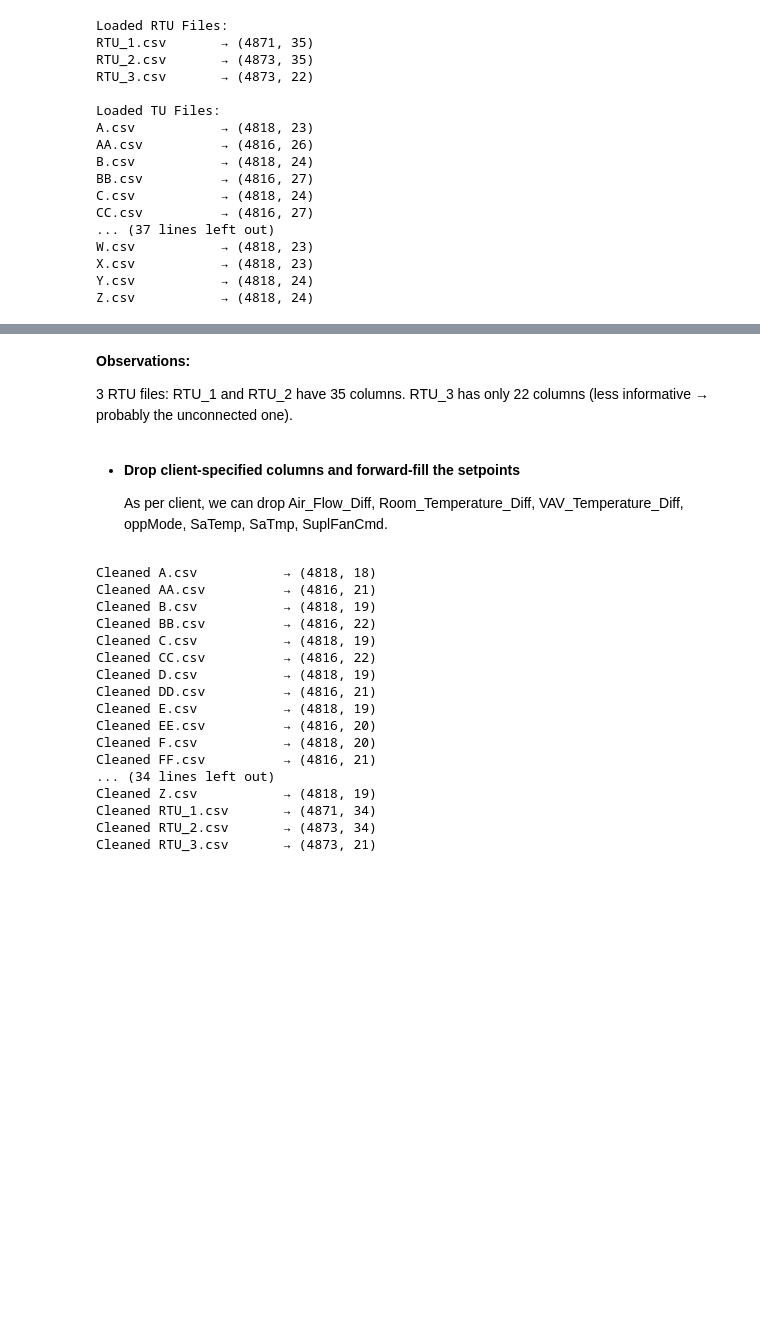
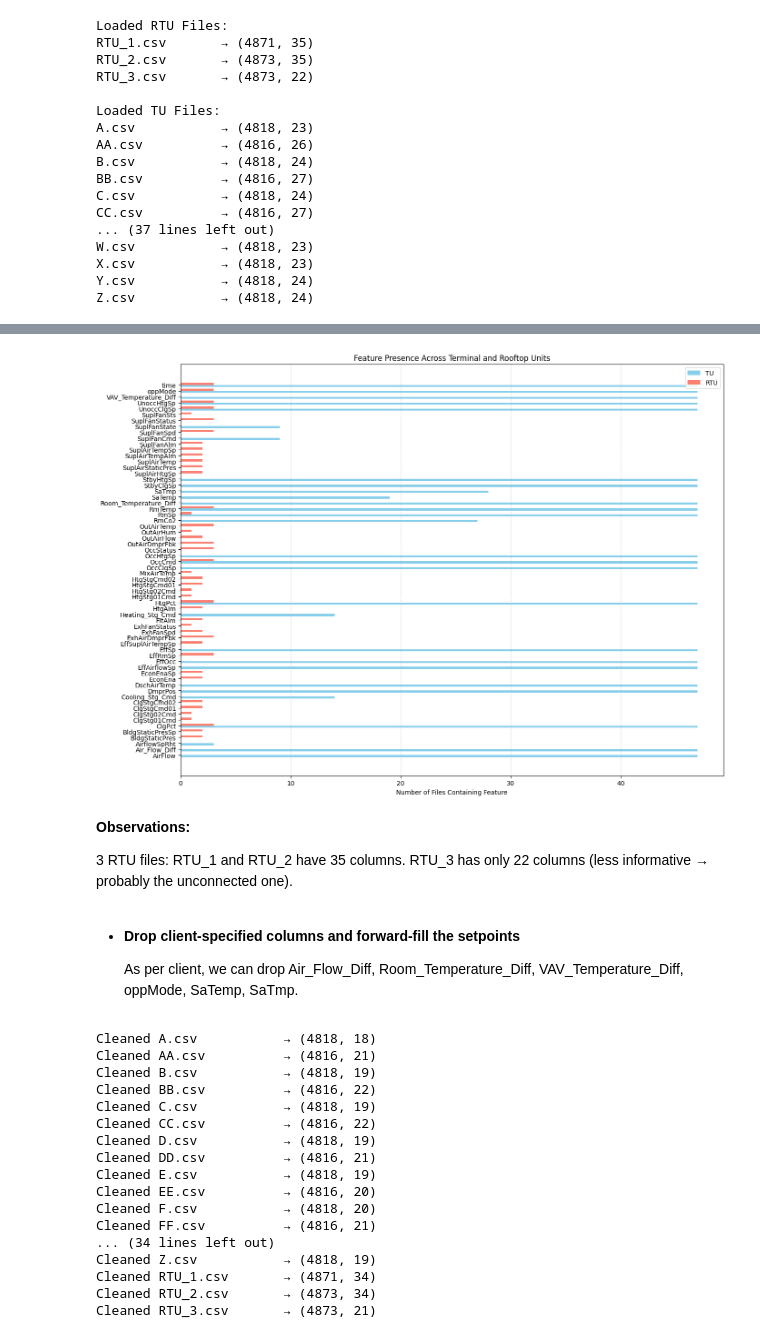
Before and after one commit to west-bri/HVACFinal, a Jupyter notebook: HVAC_Bini.ipynb, the cells around one changed output, grey strips where cells are left out. Cells and saved outputs as stored; diff of their text form; code cells hidden in the pictures; blank space fills up the shorter version.

```diff
--- a/HVAC_Bini.ipynb
+++ b/HVAC_Bini.ipynb
@@ -62,3 +88,36 @@ Z.csv           → (4818, 24)
+# %%
+
+# Count features in TU and RTU files
+tu_feature_counts = Counter()
+for df in tu_data.values():
+    tu_feature_counts.update(df.columns)
+
+rtu_feature_counts = Counter()
+for df in rtu_data.values():
+    rtu_feature_counts.update(df.columns)
+
+# Merge into a single dictionary with aligned keys
+all_features = sorted(set(tu_feature_counts) | set(rtu_feature_counts))
+tu_vals = [tu_feature_counts.get(f, 0) for f in all_features]
+rtu_vals = [rtu_feature_counts.get(f, 0) for f in all_features]
+
+# Plot side-by-side bars with spacing
+x = np.arange(len(all_features))
+width = 0.35
+
+plt.figure(figsize=(14, 10))
+plt.barh(x - width/2, tu_vals, height=width, color='skyblue', label='TU')
+plt.barh(x + width/2, rtu_vals, height=width, color='salmon', label='RTU')
+
+plt.yticks(ticks=x, labels=all_features)
+plt.xlabel("Number of Files Containing Feature")
+plt.title("Feature Presence Across Terminal and Rooftop Units")
+plt.legend()
+plt.grid(axis='x', linestyle='--', alpha=0.5)
+plt.tight_layout()
+plt.show()
+# %% [output]
+[figure, added]
 # %% [markdown]
 
 **Observations:**
@@ -68,7 +127,7 @@ Z.csv           → (4818, 24)
 * **Drop client-specified columns and forward-fill the setpoints**
 
 
-    As per client, we can drop Air_Flow_Diff, Room_Temperature_Diff, VAV_Temperature_Diff, oppMode, SaTemp, SaTmp, SuplFanCmd.
+    As per client, we can drop Air_Flow_Diff, Room_Temperature_Diff, VAV_Temperature_Diff, oppMode, SaTemp, SaTmp.
 # %%
 
 # Columns to drop (as per client's suggestion)
```
Also changed, not shown: parts of 19 cells of this notebook, 6 other files.
